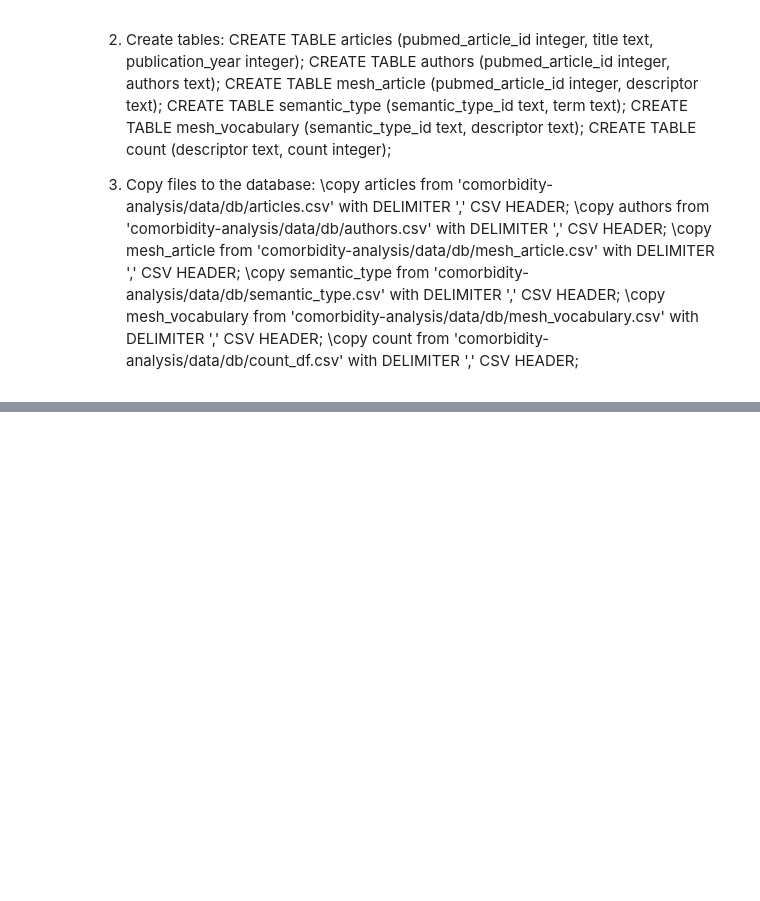
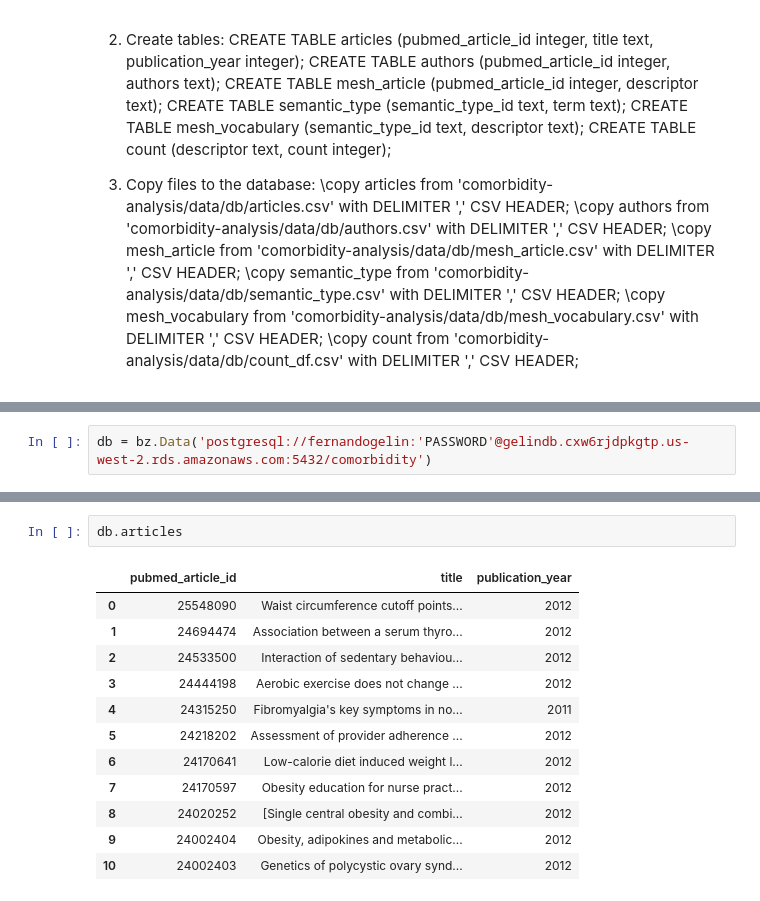
Before and after one commit to HolgerKunz/comorbidity-analysis, a Jupyter notebook: comorbidity-analysis.ipynb, the cells around one changed output, grey strips where cells are left out. Drawn from its saved outputs; the diff is of its cells as text; blank space fills up the shorter version.

```diff
--- a/comorbidity-analysis.ipynb
+++ b/comorbidity-analysis.ipynb
@@ -703,2 +678,4 @@ dshape("""{
 # %% [markdown]
 <img src='images/db_organization.png' height=600 width=600/>
+# %%
+db = bz.Data('postgresql://fernandogelin:'PASSWORD'@gelindb.cxw6rjdpkgtp.us-west-2.rds.amazonaws.com:5432/comorbidity')
@@ -704,0 +693,15 @@ dshape("""{
+# %%
+db.articles
+# %% [output]
+|  | pubmed_article_id | title | publication_year |
+| 0 | 25548090 | Waist circumference cutoff points... | 2012 |
+| 1 | 24694474 | Association between a serum thyro... | 2012 |
+| 2 | 24533500 | Interaction of sedentary behaviou... | 2012 |
+| 3 | 24444198 | Aerobic exercise does not change ... | 2012 |
+| 4 | 24315250 | Fibromyalgia's key symptoms in no... | 2011 |
+| 5 | 24218202 | Assessment of provider adherence ... | 2012 |
+| 6 | 24170641 | Low-calorie diet induced weight l... | 2012 |
+| 7 | 24170597 | Obesity education for nurse pract... | 2012 |
+| 8 | 24020252 | [Single central obesity and combi... | 2012 |
+| 9 | 24002404 | Obesity, adipokines and metabolic... | 2012 |
+| 10 | 24002403 | Genetics of polycystic ovary synd... | 2012 |
```
Also changed, not shown: parts of 10 cells of this notebook, 1 other file.
